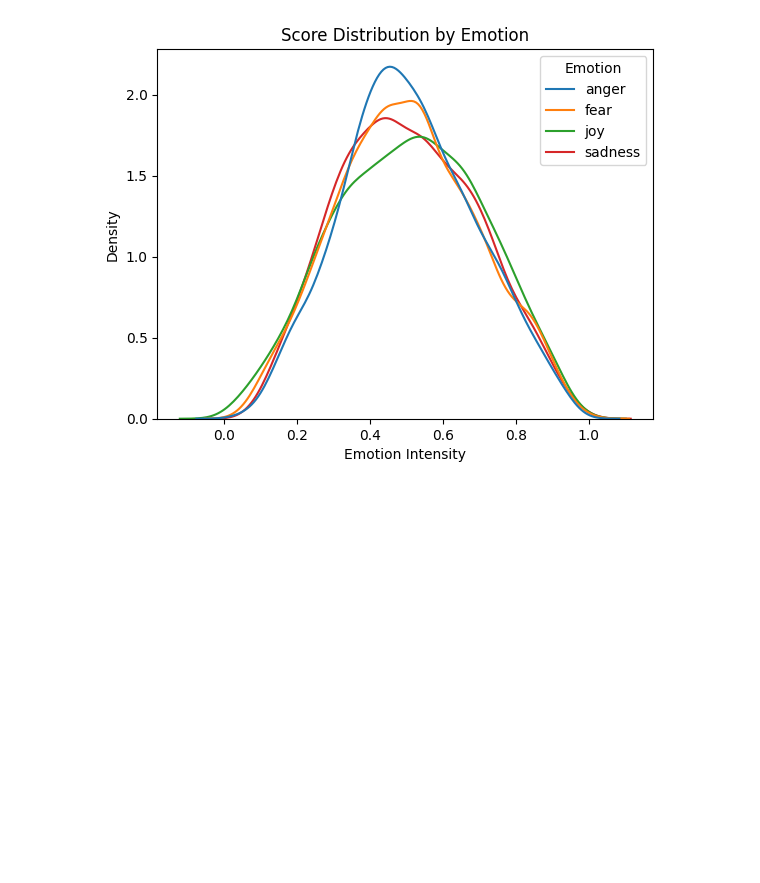
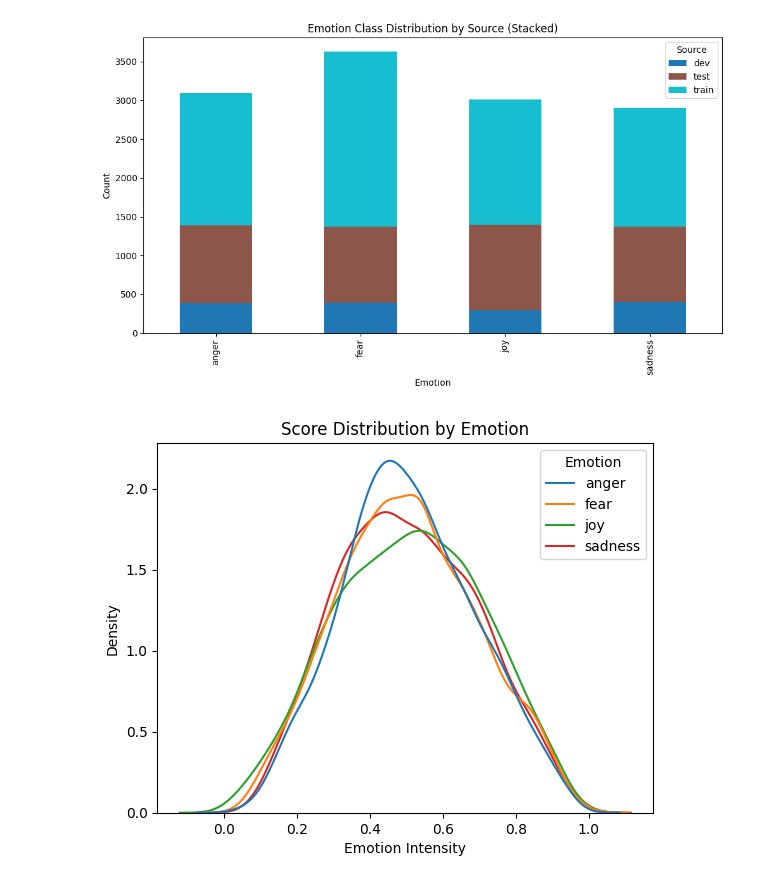
Before and after one commit to mateuszwasko1/Tweet_Sentiment_Analysis, a Jupyter notebook: notebooks/data_analysis.ipynb, the cells around one changed output. Cells and saved outputs as stored; diff of their text form; code cells hidden in the pictures; blank space fills up the shorter version.

```diff
--- a/notebooks/data_analysis.ipynb
+++ b/notebooks/data_analysis.ipynb
@@ -40 +63,19 @@ Name: count, dtype: int64
+# %%
+import pandas as pd
+import matplotlib.pyplot as plt
+
+# Create a pivot table: rows = emotion, columns = source, values = counts
+emotion_counts = df_all.groupby(['emotion', 'source']).size().unstack(fill_value=0)
+
+# Plot stacked bar chart
+emotion_counts.plot(kind='bar', stacked=True, figsize=(10, 6), colormap='tab10')
+
+plt.title("Emotion Class Distribution by Source (Stacked)")
+plt.xlabel("Emotion")
+plt.ylabel("Count")
+plt.legend(title='Source')
+plt.tight_layout()
+plt.show()
+# %% [output]
+[figure, added]
 # %%
```
Also changed, not shown: parts of 8 cells of this notebook, 1 other file.
